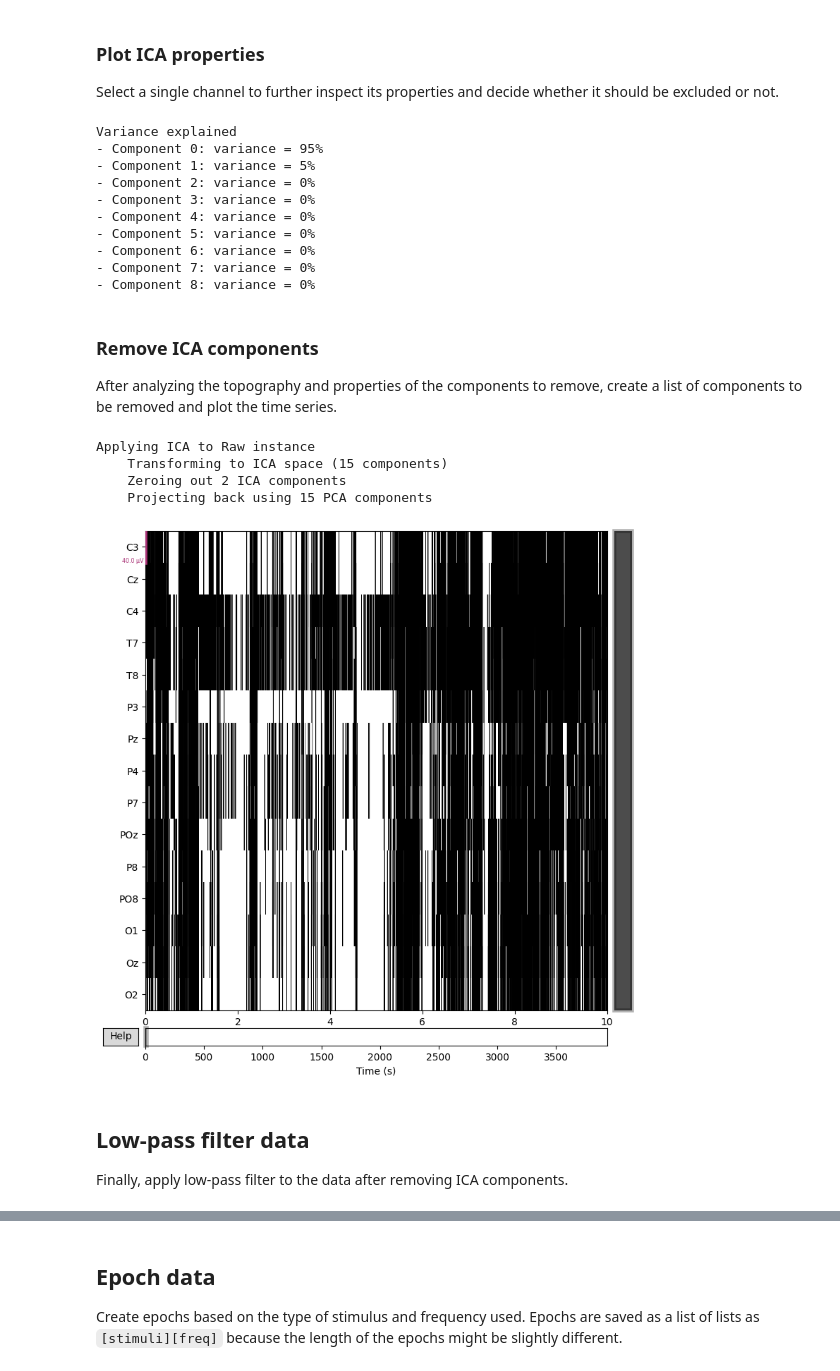
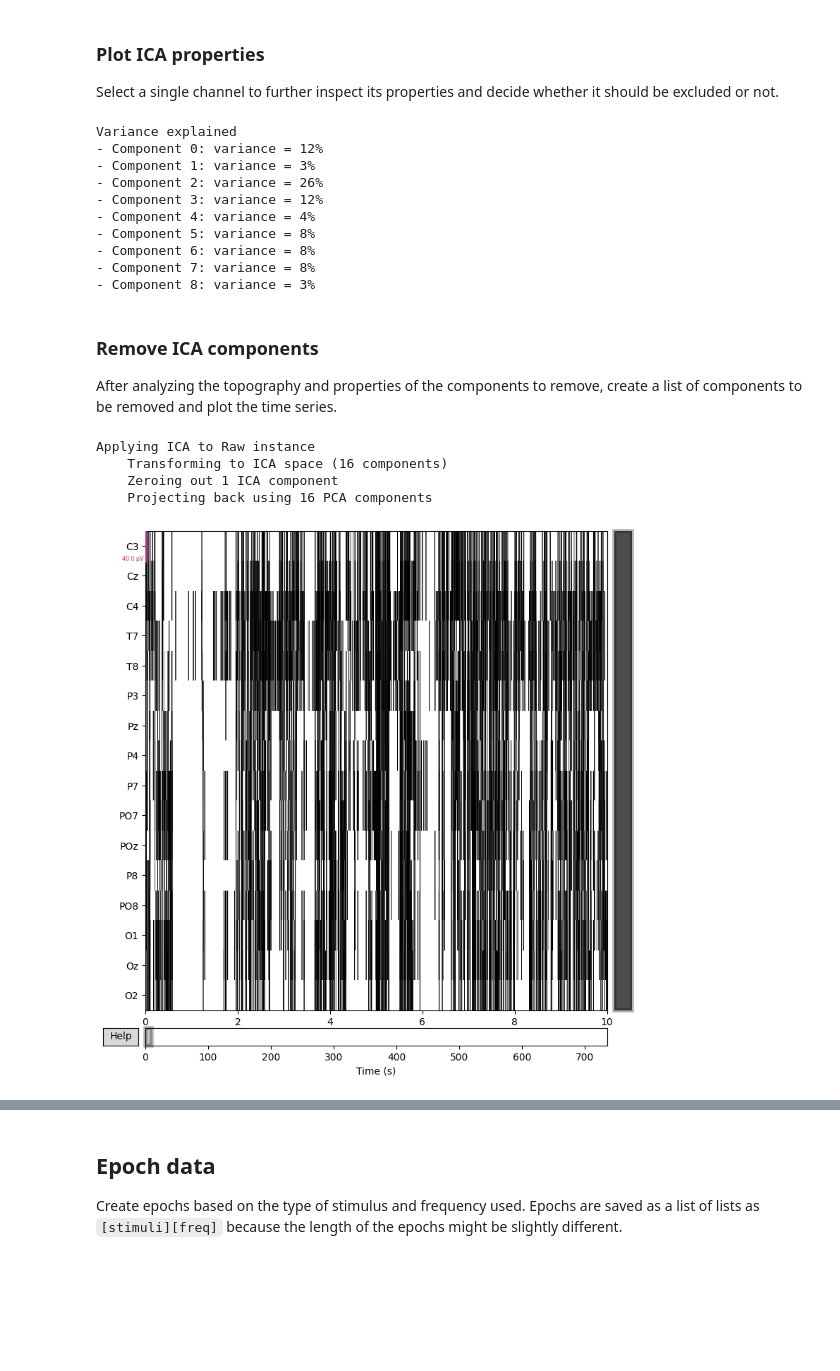
Before and after one commit to kirtonBCIlab/easy-on-the-eyes, a Jupyter notebook: eeg_preprocessing.ipynb, the cells around one changed output, grey strips where cells are left out. Cells and saved outputs as stored; diff of their text form; code cells hidden in the pictures; blank space fills up the shorter version.

Commit message:
change from separate high and lowpass filters to bandpass

```diff
--- a/eeg_preprocessing.ipynb
+++ b/eeg_preprocessing.ipynb
@@ -73,7 +74,7 @@ Using matplotlib as 2D backend.
 Using the previous plot, identify which channels are "bad" and include them in the following list.
 # %%
 # Settings
-bad_chans = ["PO7"] # Names of bad channels - list[str]
+bad_chans = [] # Names of bad channels - list[str]
 
 # Remove channels from ch_names list
 for chan in bad_chans:
@@ -95,8 +97,9 @@ Apply a high-pass filter to remove large drifts and make ICA more stable as note
 # %%
 # Settings
 hpf_fc = 0.5    # High-pass cut-off frequency: list[Hz]
+lpf_fc = 40
 
 # Apply high-pass filter
-filt_raw = mne_raw_rm_chans.copy().filter(l_freq=hpf_fc, h_freq=None, picks=ch_names)
+filt_raw = mne_raw_rm_chans.copy().filter(l_freq=hpf_fc, h_freq=lpf_fc, picks=ch_names)
 # %% [output]
 Filtering raw data in 1 contiguous segment
@@ -174,38 +179,34 @@ for component in ch_properties:
     print(f"- Component {component}: variance = {ratio_percent}%")
 # %% [output]
 Variance explained
-- Component 0: variance = 95%
-- Component 1: variance = 5%
-- Component 2: variance = 0%
-- Component 3: variance = 0%
-- Component 4: variance = 0%
-- Component 5: variance = 0%
-- Component 6: variance = 0%
-- Component 7: variance = 0%
-- Component 8: variance = 0%
+- Component 0: variance = 12%
+- Component 1: variance = 3%
+- Component 2: variance = 26%
+- Component 3: variance = 12%
+- Component 4: variance = 4%
+- Component 5: variance = 8%
+- Component 6: variance = 8%
+- Component 7: variance = 8%
+- Component 8: variance = 3%
 # %% [markdown]
 ### Remove ICA components
 
 After analyzing the topography and properties of the components to remove, create a list of components to be removed and plot the time series.
 # %%
 # Settings
-ica_exclude = [0, 2] # List of components to be removed list[int]
+ica_exclude = [2] # List of components to be removed list[int]
 
 # Remove components
 raw_ica = filt_raw.copy()
 ica.exclude = ica_exclude
 ica.apply(raw_ica)
 
 # Plot before and after ICA to compare
-filt_raw.plot(title="HPF before ICA")
-raw_ica.plot(title="HPF after ICA")
+filt_raw.plot(title="BPF before ICA")
+raw_ica.plot(title="BPF after ICA")
 # %% [output]
 Applying ICA to Raw instance
-    Transforming to ICA space (15 components)
-    Zeroing out 2 ICA components
-    Projecting back using 15 PCA components
+    Transforming to ICA space (16 components)
+    Zeroing out 1 ICA component
+    Projecting back using 16 PCA components
-[figure, old version]
+[figure, new version]
-# %% [markdown]
-## Low-pass filter data
-
-Finally, apply low-pass filter to the data after removing ICA components.
```
Also changed, not shown: parts of 7 cells of this notebook.
